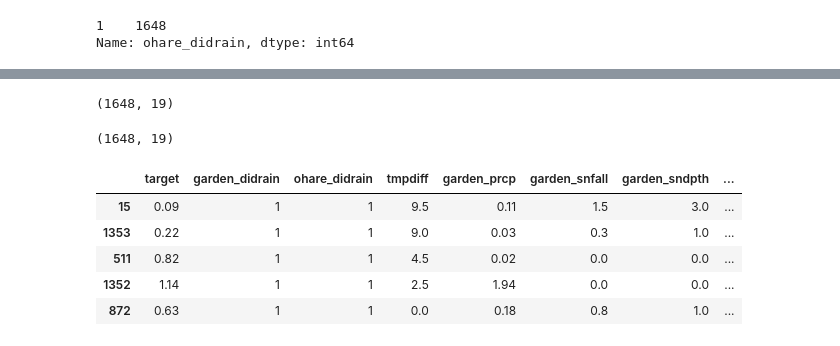
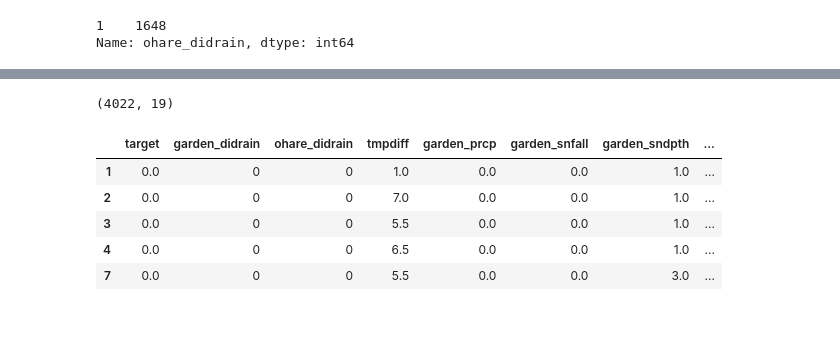
Before and after one commit to BlakeWallace/Lake_Michigan_Influences, a Jupyter notebook: EDA_and_analysis.ipynb, the cells around one changed output, grey strips where cells are left out. Cells and saved outputs as stored; diff of their text form; code cells hidden in the pictures.

```diff
--- a/EDA_and_analysis.ipynb
+++ b/EDA_and_analysis.ipynb
@@ -1122,7 +1054,12 @@ sorted_data.head()
 # %%
-# no_rain = data[data.garden_didrain == 0][data[data.garden_didrain == 0].ohare_didrain == 0]
-# no_rain.head()
+data = data[(data.garden_didrain == 0) & (data.ohare_didrain == 0)]
+print(data.shape)
+data.head()
+# %% [output]
+(4022, 19)
+|  | target | garden_didrain | ohare_didrain | tmpdiff | garden_prcp | garden_snfall | garden_sndpth | ... |
+| 1 | 0.0 | 0 | 0 | 1.0 | 0.0 | 0.0 | 1.0 | ... |
+| 2 | 0.0 | 0 | 0 | 7.0 | 0.0 | 0.0 | 1.0 | ... |
+| 3 | 0.0 | 0 | 0 | 5.5 | 0.0 | 0.0 | 1.0 | ... |
+| 4 | 0.0 | 0 | 0 | 6.5 | 0.0 | 0.0 | 1.0 | ... |
+| 7 | 0.0 | 0 | 0 | 5.5 | 0.0 | 0.0 | 3.0 | ... |
-# %%
-data.shape
-# %% [output]
-(1648, 19)
@@ -1131,12 +1066 @@ data.shape
-# %%
-print(data.shape)
-data.head()
-# %% [output]
-(1648, 19)
-|  | target | garden_didrain | ohare_didrain | tmpdiff | garden_prcp | garden_snfall | garden_sndpth | ... |
-| 15 | 0.09 | 1 | 1 | 9.5 | 0.11 | 1.5 | 3.0 | ... |
-| 1353 | 0.22 | 1 | 1 | 9.0 | 0.03 | 0.3 | 1.0 | ... |
-| 511 | 0.82 | 1 | 1 | 4.5 | 0.02 | 0.0 | 0.0 | ... |
-| 1352 | 1.14 | 1 | 1 | 2.5 | 1.94 | 0.0 | 0.0 | ... |
-| 872 | 0.63 | 1 | 1 | 0.0 | 0.18 | 0.8 | 1.0 | ... |
 # %%
```
Also changed, not shown: parts of 32 cells of this notebook, 8 other files.
